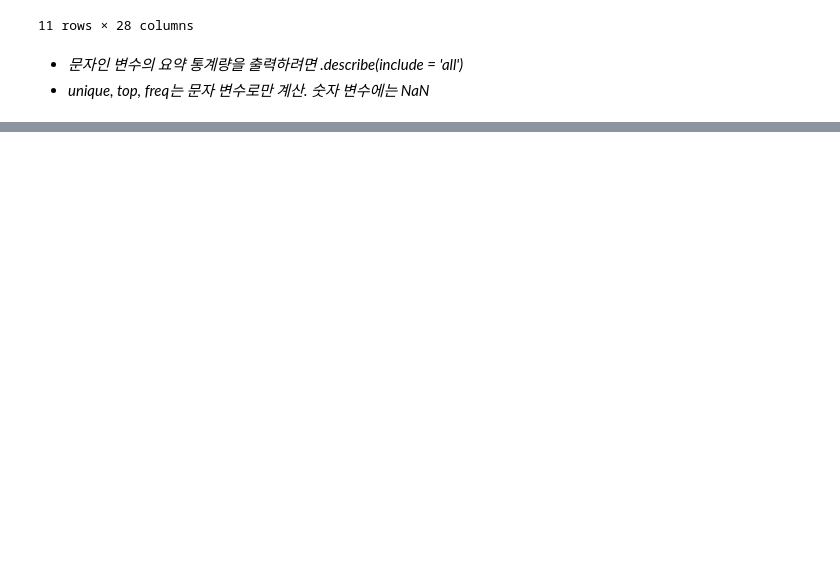
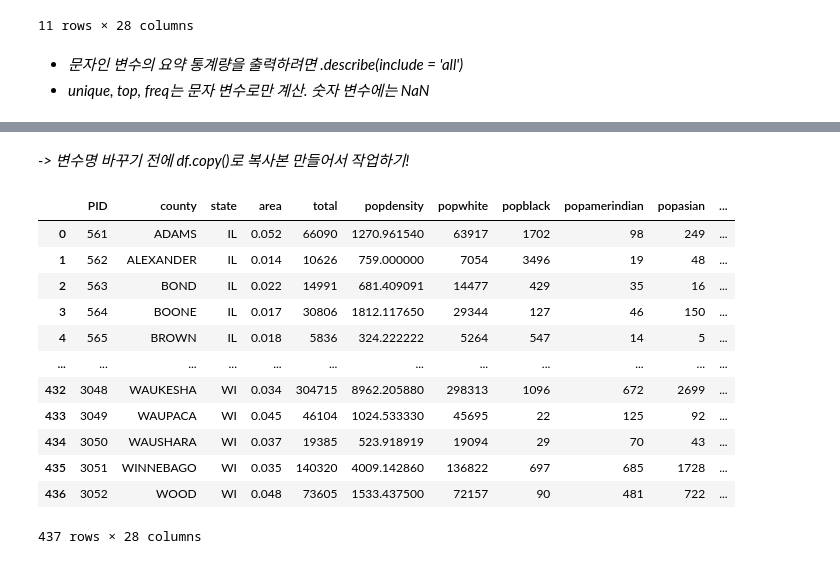
Before and after one commit to Likelion-at-SMWU-13th/KimMinSeo, a Jupyter notebook: part04hw/dataframe.ipynb, the cells around one changed output, grey strips where cells are left out. Drawn from its saved outputs; the diff is of its cells as text; code cells hidden in the pictures; blank space fills up the shorter version.

Commit message:
poptotal과 popasian 변수명 바꾸기

```diff
--- a/part04hw/dataframe.ipynb
+++ b/part04hw/dataframe.ipynb
@@ -151,0 +154,3 @@ df_midwest.describe(include= 'all')
+# %%
+midwest_new = df_midwest.copy()
+midwest_new
@@ -151,0 +171,19 @@ df_midwest.describe(include= 'all')
+# %% [markdown]
+*-> 변수명 바꾸기 전에 df.copy()로 복사본 만들어서 작업하기!*
+# %%
+midwest_new = midwest_new.rename(columns= {'poptotal' : 'total'})
+midwest_new
+# %% [output]
+|  | PID | county | state | area | total | popdensity | popwhite | popblack | popamerindian | popasian | ... |
+| 0 | 561 | ADAMS | IL | 0.052 | 66090 | 1270.961540 | 63917 | 1702 | 98 | 249 | ... |
+| 1 | 562 | ALEXANDER | IL | 0.014 | 10626 | 759.000000 | 7054 | 3496 | 19 | 48 | ... |
+| 2 | 563 | BOND | IL | 0.022 | 14991 | 681.409091 | 14477 | 429 | 35 | 16 | ... |
+| 3 | 564 | BOONE | IL | 0.017 | 30806 | 1812.117650 | 29344 | 127 | 46 | 150 | ... |
+| 4 | 565 | BROWN | IL | 0.018 | 5836 | 324.222222 | 5264 | 547 | 14 | 5 | ... |
+| ... | ... | ... | ... | ... | ... | ... | ... | ... | ... | ... | ... |
+| 432 | 3048 | WAUKESHA | WI | 0.034 | 304715 | 8962.205880 | 298313 | 1096 | 672 | 2699 | ... |
+| 433 | 3049 | WAUPACA | WI | 0.045 | 46104 | 1024.533330 | 45695 | 22 | 125 | 92 | ... |
+| 434 | 3050 | WAUSHARA | WI | 0.037 | 19385 | 523.918919 | 19094 | 29 | 70 | 43 | ... |
+| 435 | 3051 | WINNEBAGO | WI | 0.035 | 140320 | 4009.142860 | 136822 | 697 | 685 | 1728 | ... |
+| 436 | 3052 | WOOD | WI | 0.048 | 73605 | 1533.437500 | 72157 | 90 | 481 | 722 | ... |
+437 rows × 28 columns
```
Also changed, not shown: parts of 5 cells of this notebook.
